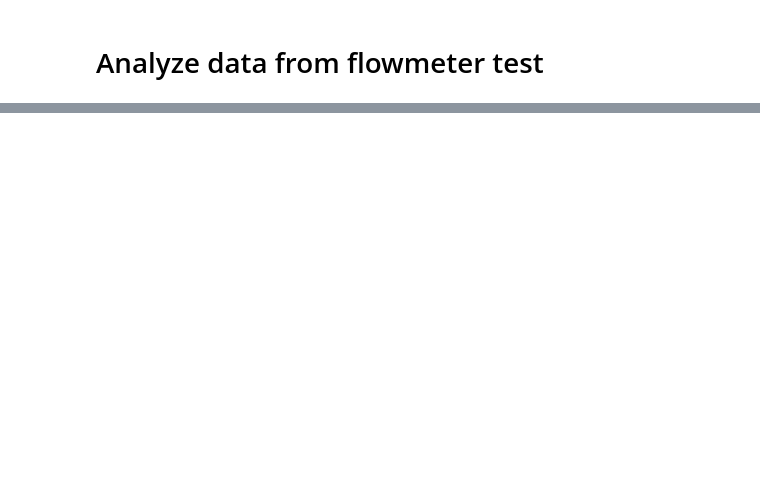
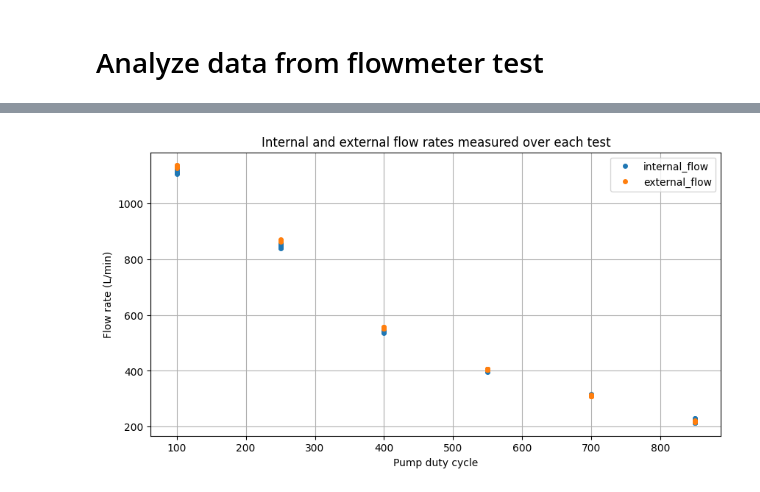
Before and after one commit to season0112/quatt_data_analysis, a Jupyter notebook: power-energy-calculations/live-data/03_analysis_flow_meter_test.ipynb, the cells around one changed output, grey strips where cells are left out. Cells and saved outputs as stored; diff of their text form; code cells hidden in the pictures; blank space fills up the shorter version.

Commit message:
Finalizing flow_meter_test analysis

```diff
--- a/power-energy-calculations/live-data/03_analysis_flow_meter_test.ipynb
+++ b/power-energy-calculations/live-data/03_analysis_flow_meter_test.ipynb
@@ -38,8 +44,4 @@ for file in os.listdir('./flow_meter_test_data/data'):
 # filter out last 24 measurements of each flow rate (because the first 1 minute is needed to reach a steady state)
 results_filtered = results_total.groupby(['test_number', 'set_pump_duty_cycle']).tail(24)
 
-# results_means = results_filtered.groupby(['test_number', 'set_pump_duty_cycle']).mean().reset_index(drop=True)
-# results_means['flowmeter_difference'] = results_means['internal_flow'] - results_means['external_flow']
-# results_means['flowmeter_external_average'] = results_means.groupby('set_pump_duty_cycle').apply(lambda x: x['external_flow'].mean()).reset_index(drop=True)
-# results_means['flowmeter_difference_relative'] = results_means['flowmeter_difference'] / results_means['flowmeter_external_average']
-# results_std = results_filtered.groupby(['test_number', 'set_pump_duty_cycle']).std().reset_index()
+results_means = results_filtered.groupby(['test_number', 'set_pump_duty_cycle']).mean().reset_index()
@@ -322,0 +90,10 @@ test[test['set_pump_duty_cycle']==850]
+# %%
+# plotting internal and external flow averages measured over each test
+results_means.plot(x='set_pump_duty_cycle', y=['internal_flow', 'external_flow'], style='o', markersize=4, figsize=(10,5))
+plt.xlabel('Pump duty cycle')
+plt.ylabel('Flow rate (L/min)')
+plt.title('Internal and external flow rates measured over each test')
+plt.grid()
+plt.show()
+# %% [output]
+[figure, added]
```
Also changed, not shown: parts of 19 cells of this notebook.
